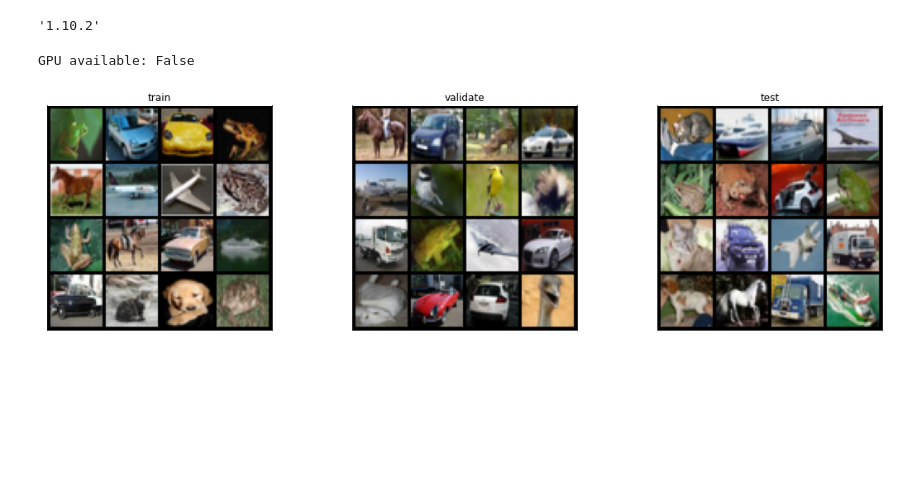
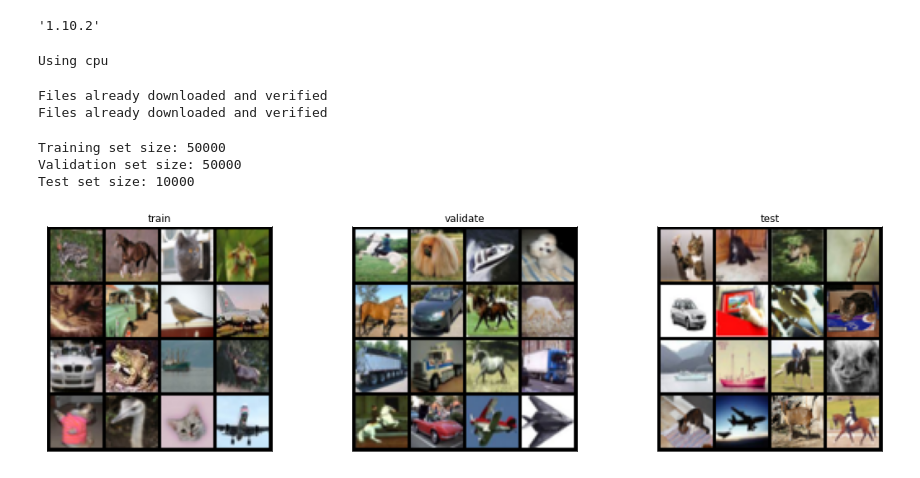
Before and after one commit to jpdunc23/swadist, a Jupyter notebook: notebooks/experiments/CIFAR-10/sgd.ipynb, the cells around one changed output. Saved outputs shown, nothing was run; the diff lists cells and outputs as text; code cells hidden in the pictures; blank space fills up the shorter version.

```diff
--- a/notebooks/experiments/CIFAR-10/sgd.ipynb
+++ b/notebooks/experiments/CIFAR-10/sgd.ipynb
@@ -21,17 +22,34 @@ torch.__version__
 # %% [output]
 '1.10.2'
 # %%
-cuda = False # torch.cuda.is_available()
-print(f'GPU available: {cuda}')
+device = 'cuda' if torch.cuda.is_available() else 'cpu'
+print(f'Using {device}')
 # %% [output]
-GPU available: False
+Using cpu
 # %%
 # load CIFAR-10
-loaders = get_dataloaders(dataset="cifar10", num_workers=4, validation_split=True, batch_size=16, cuda=cuda)
+train_loader, valid_loader, test_loader = get_dataloaders(
+    dataset="cifar10", num_workers=4, batch_size=16, cuda=device=='cuda'
+)
+# %% [output]
+Files already downloaded and verified
+Files already downloaded and verified
 # %%
-train_grid = make_grid(loaders[0].dataset.inv_transform(next(iter(loaders[0]))[0]), nrow=4)
-valid_grid = make_grid(loaders[1].dataset.inv_transform(next(iter(loaders[1]))[0]), nrow=4)
-test_grid = make_grid(loaders[2].dataset.inv_transform(next(iter(loaders[2]))[0]), nrow=4)
+train_data = next(iter(train_loader))
+train_grid = make_grid(train_loader.dataset.inv_transform(train_data[0]), nrow=4)
+
+valid_data = next(iter(valid_loader))
+valid_grid = make_grid(valid_loader.dataset.inv_transform(valid_data[0]), nrow=4)
+
+test_data = next(iter(test_loader))
+test_grid = make_grid(test_loader.dataset.inv_transform(test_data[0]), nrow=4)
+
 show_imgs([train_grid, valid_grid, test_grid], titles=['train', 'validate', 'test'])
+print(f'Training set size: {len(train_loader.dataset)}')
+print(f'Validation set size: {len(valid_loader.dataset)}')
+print(f'Test set size: {len(test_loader.dataset)}')
 # %% [output]
+Training set size: 50000
+Validation set size: 50000
+Test set size: 10000
-[figure, old version]
+[figure, new version]
```
Also changed, not shown: parts of 5 cells of this notebook, 5 other files.
